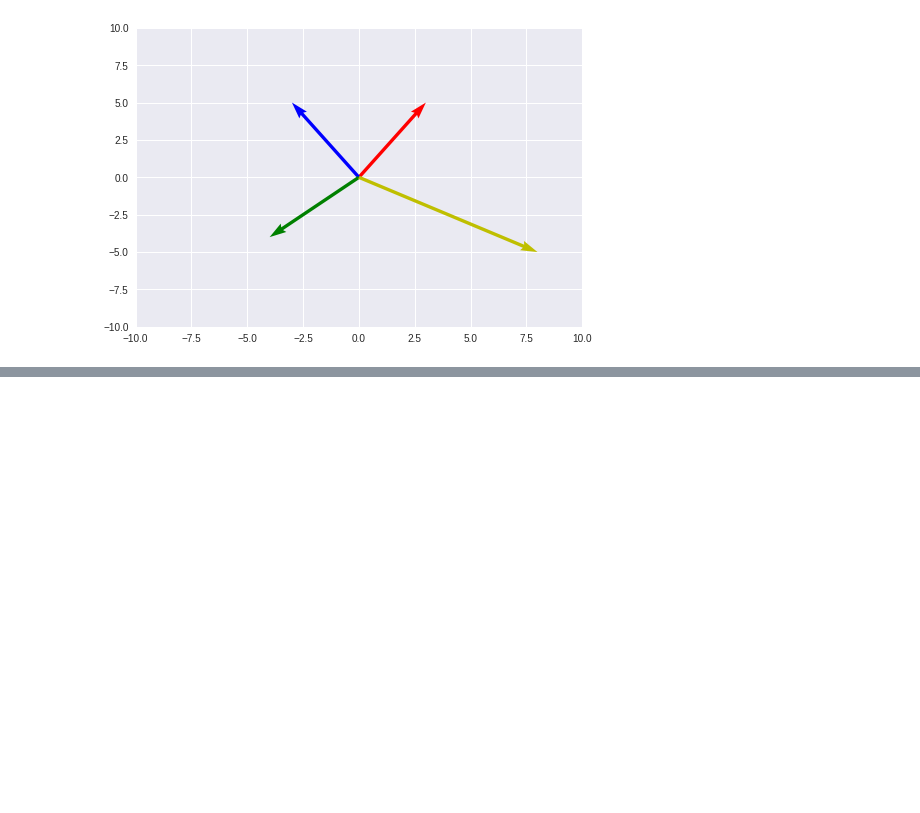
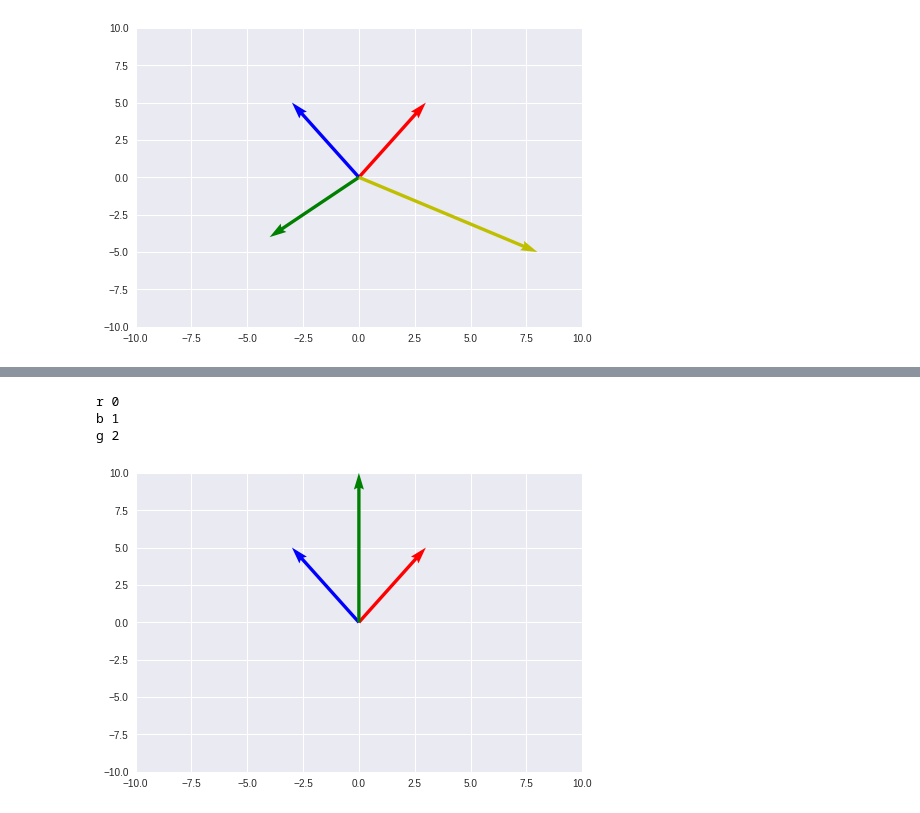
Before and after one commit to leelaakula/padhai-DL, a Jupyter notebook: Vectors.ipynb, the cells around one changed output, grey strips where cells are left out. Cells and saved outputs as stored; diff of their text form; code cells hidden in the pictures; blank space fills up the shorter version.

```diff
--- a/Vectors.ipynb
+++ b/Vectors.ipynb
@@ -67,0 +78,2 @@ y 3
+# %%
+vector = [np.asarray([0,0,3,5]), np.asarray([0,0,-3,5]), np.asarray([0,0,-4,-4]), np.asarray([0,0,8,-5])]
@@ -67,0 +84,7 @@ y 3
+# %%
+vectors_func([vector[0],vector[1],vector[0]+vector[1]])
+# %% [output]
+r 0
+b 1
+g 2
+[figure, added]
```
Also changed, not shown: parts of 15 cells of this notebook.
